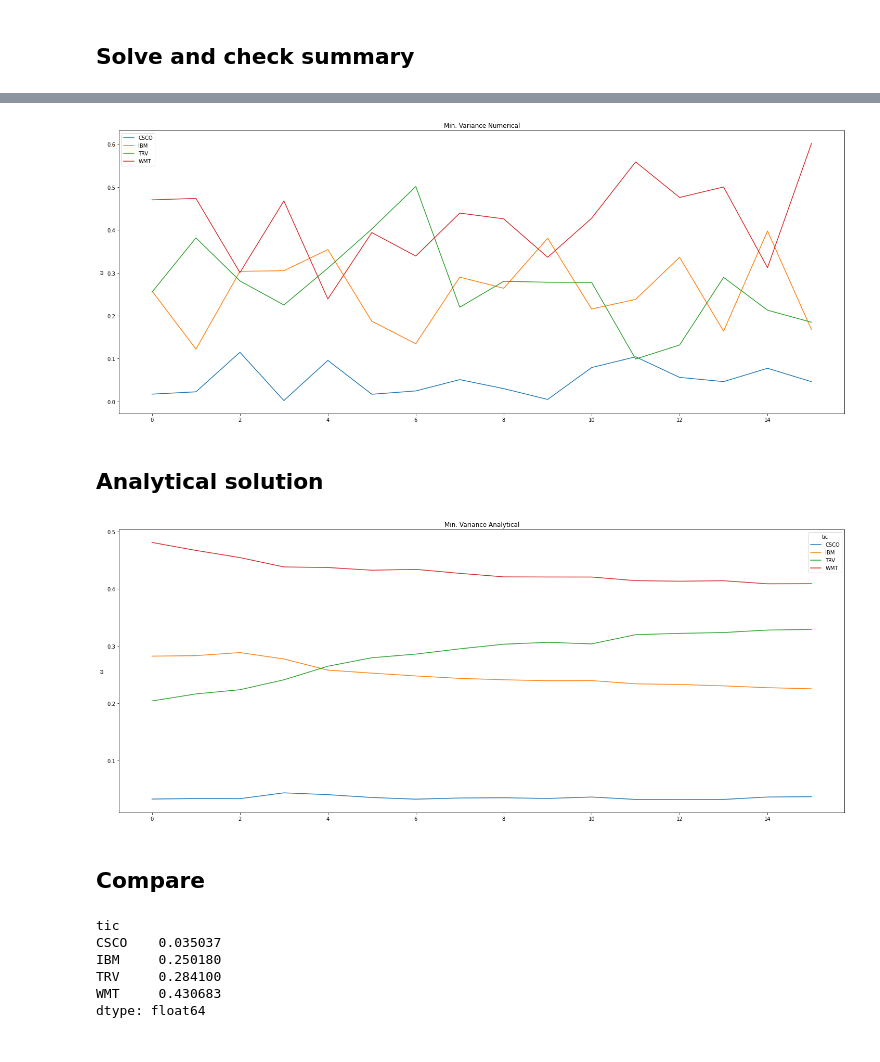
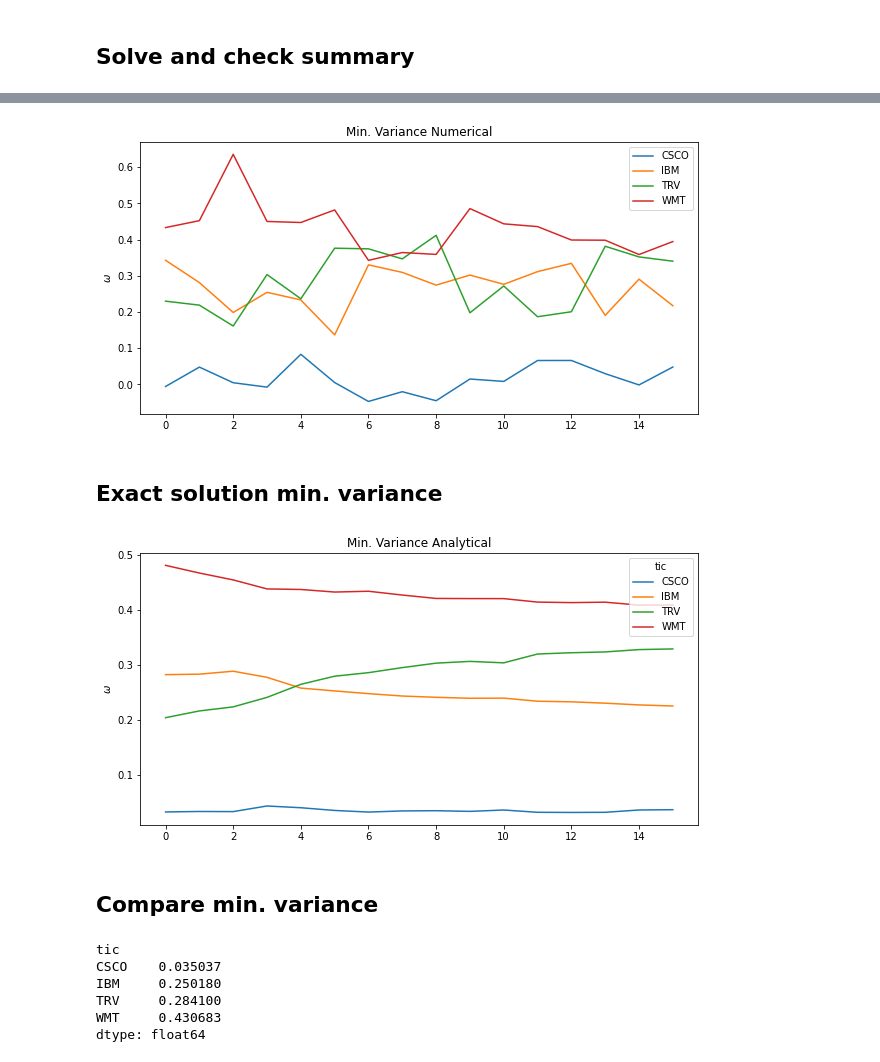
Before and after one commit to simontherien/portfolio-optim, a Jupyter notebook: ptf_opt.ipynb, the cells around one changed output, grey strips where cells are left out. Drawn from its saved outputs; the diff is of its cells as text; code cells hidden in the pictures.

```diff
--- a/ptf_opt.ipynb
+++ b/ptf_opt.ipynb
@@ -1520,10 +1516,10 @@ def construct_portfolio(
     rfr: float,
     freq: str = "monthly",
     objective: str = "quadratic_utility",
-    constraint: str = "weight",
-    objective_kwargs={},
-    constraint_kwargs={},
-) -> tuple:
+    constraints: list = [],
+    objective_kwargs: dict={},
+    constraint_kwargs:list=[],
+) -> tuple:  # sourcery skip: default-mutable-arg
     """
     Global function to solve portfolio problem
 
@@ -1537,8 +1533,8 @@ def construct_portfolio(
         Frequency of portfolio rebalancing, by default "monthly"
     objective : str, optional
         Objective of investor, by default "quadratic_utility"
-    constraint : str, optional
-        Constraint of investor, by default "weight"
+    constraint : list, optional
+        Constraints of investor
 
     Returns
     -------
@@ -1557,10 +1553,10 @@ def construct_portfolio(
         ts = 1
 
     # Input data
+    returns_generator = Returns(df_prices)
+    df_returns = returns_generator.compute_returns(method="daily")
     # rfr_daily = ((1 + rfr) ** (1 / 252)) - 1
     # rfr_effective = ((1 + rfr) ** (1 / t)) - 1
-    returns_generator = Returns(df_prices)
-    df_returns = returns_generator.compute_returns(method="daily")
     # df_returns["RF"] = rfr_daily
     mu_return_geom = returns_generator.compute_mean_return(
         method="geometric", time_scaling=ts
@@ -1575,16 +1571,14 @@ def construct_portfolio(
     )
 
     # print(portfolio_problem.objective_options())
-    #print(portfolio_problem.constraint_options())
+    # print(portfolio_problem.constraint_options())
 
     portfolio_problem.clear_problem()
     portfolio_problem.add_objective(objective, **objective_kwargs)
-    if constraint is not None:
-        portfolio_problem.add_constraint(
-            constraint, **constraint_kwargs
-        )  # FIXME: multiple constraints ?
+    for c, kwarg in zip(constraints, constraint_kwargs):
+        portfolio_problem.add_constraint(c, **kwarg)
 
     # Solve problem
     portfolio_problem.solve()
 
-    return portfolio_problem.summary(rfr=0.01)
+    return portfolio_problem.summary(rfr=0.01/12)
@@ -1602,12 +1590,14 @@ trade_len = 16 * 20
 # %%
-# Min. variance
 res_minvar = []
+rtrn_minvar = []
 i = 0
-np.random.seed(10)
+np.random.seed(42)
 while i < len(range(trade_len)):
-    w, _ = construct_portfolio(
-        df_prices[i : roll + i], 0.01, "monthly", "min_variance", "weight", {},kwargs_constr
-    )  # kwargs_obj_quadratic, kwargs_constr)
+    w_minvar, perf_minvar = construct_portfolio(
+        df_prices[i : roll + i], 0.0000, "monthly", "min_variance", ["weight"], {}, [{"weight_bound":(-1, 1), "sum":1}]
+    )
     i += 20
-    res_minvar.append(w)
+    print(perf_minvar)
+    res_minvar.append(w_minvar)
+    rtrn_minvar.append(perf_minvar["Expected return"])
 df_weights_minvar = pd.DataFrame(res_minvar)
@@ -1614,12 +1621,12 @@ df_weights_minvar = pd.DataFrame(res_minvar)
 # %%
-df_weights_minvar.plot.line(figsize=(25, 10))
+df_weights_minvar.plot.line(figsize=(10, 5))
 plt.ylabel("$\omega$")
 plt.title("Min. Variance Numerical")
 plt.show()
 # %% [output]
-[figure, old version]
+[figure, new version]
 # %% [markdown]
-## Analytical solution
+## Exact solution min. variance
 # %%
 res_gmv = []
 i = 0
@@ -1646,14 +1650,14 @@ while i < len(range(trade_len)):
     res_gmv.append(gmv_w)
 df_weights_gmv = pd.DataFrame(res_gmv, columns=cov_matrix.columns)
 # %%
-df_weights_gmv.plot.line(figsize=(25, 10))
+df_weights_gmv.plot.line(figsize=(10, 5))
 plt.ylabel("$\omega$")
 plt.title("Min. Variance Analytical")
 plt.show()
 # %% [output]
-[figure, old version]
+[figure, new version]
 # %% [markdown]
-## Compare
+## Compare min. variance
 # %%
 df_weights_gmv.mean(axis=0)
 # %% [output]
```
Also changed, not shown: parts of 22 cells of this notebook.
